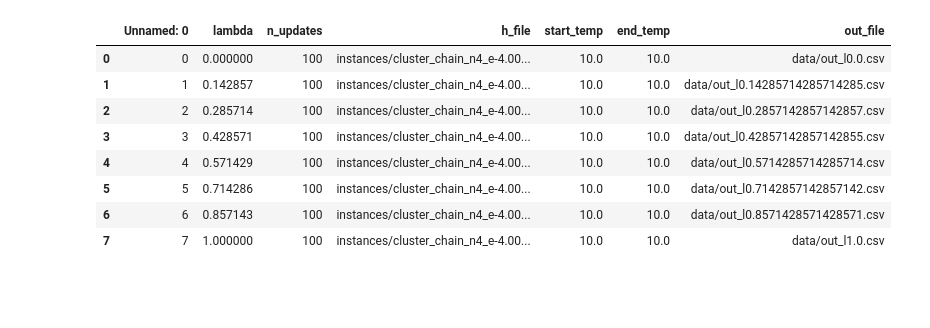
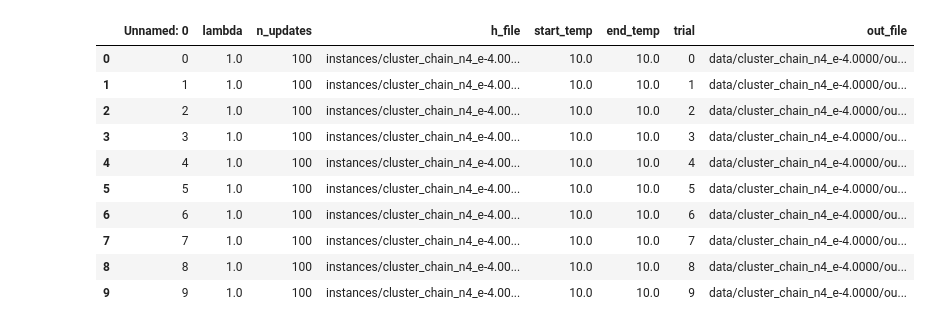
Before and after one commit to joshjkao/erqs, a Jupyter notebook: python/erqs.ipynb, the cells around one changed output. Saved outputs shown, nothing was run; the diff lists cells and outputs as text; code cells hidden in the pictures; blank space fills up the shorter version.

```diff
--- a/python/erqs.ipynb
+++ b/python/erqs.ipynb
@@ -6,20 +6,22 @@ import numpy as np
 from itertools import cycle
 import math
 # %%
-data_dir = Path("data")
+data_dir = Path("data/cluster_chain_n4_e-4.0000/")
 
 instances = pd.read_csv(data_dir / "instances.csv")
 instances
 # %% [output]
-|  | Unnamed: 0 | lambda | n_updates | h_file | start_temp | end_temp | out_file |
-| 0 | 0 | 0.000000 | 100 | instances/cluster_chain_n4_e-4.00... | 10.0 | 10.0 | data/out_l0.0.csv |
-| 1 | 1 | 0.142857 | 100 | instances/cluster_chain_n4_e-4.00... | 10.0 | 10.0 | data/out_l0.14285714285714285.csv |
-| 2 | 2 | 0.285714 | 100 | instances/cluster_chain_n4_e-4.00... | 10.0 | 10.0 | data/out_l0.2857142857142857.csv |
-| 3 | 3 | 0.428571 | 100 | instances/cluster_chain_n4_e-4.00... | 10.0 | 10.0 | data/out_l0.42857142857142855.csv |
-| 4 | 4 | 0.571429 | 100 | instances/cluster_chain_n4_e-4.00... | 10.0 | 10.0 | data/out_l0.5714285714285714.csv |
-| 5 | 5 | 0.714286 | 100 | instances/cluster_chain_n4_e-4.00... | 10.0 | 10.0 | data/out_l0.7142857142857142.csv |
-| 6 | 6 | 0.857143 | 100 | instances/cluster_chain_n4_e-4.00... | 10.0 | 10.0 | data/out_l0.8571428571428571.csv |
-| 7 | 7 | 1.000000 | 100 | instances/cluster_chain_n4_e-4.00... | 10.0 | 10.0 | data/out_l1.0.csv |
+|  | Unnamed: 0 | lambda | n_updates | h_file | start_temp | end_temp | trial | out_file |
+| 0 | 0 | 1.0 | 100 | instances/cluster_chain_n4_e-4.00... | 10.0 | 10.0 | 0 | data/cluster_chain_n4_e-4.0000/ou... |
+| 1 | 1 | 1.0 | 100 | instances/cluster_chain_n4_e-4.00... | 10.0 | 10.0 | 1 | data/cluster_chain_n4_e-4.0000/ou... |
+| 2 | 2 | 1.0 | 100 | instances/cluster_chain_n4_e-4.00... | 10.0 | 10.0 | 2 | data/cluster_chain_n4_e-4.0000/ou... |
+| 3 | 3 | 1.0 | 100 | instances/cluster_chain_n4_e-4.00... | 10.0 | 10.0 | 3 | data/cluster_chain_n4_e-4.0000/ou... |
+| 4 | 4 | 1.0 | 100 | instances/cluster_chain_n4_e-4.00... | 10.0 | 10.0 | 4 | data/cluster_chain_n4_e-4.0000/ou... |
+| 5 | 5 | 1.0 | 100 | instances/cluster_chain_n4_e-4.00... | 10.0 | 10.0 | 5 | data/cluster_chain_n4_e-4.0000/ou... |
+| 6 | 6 | 1.0 | 100 | instances/cluster_chain_n4_e-4.00... | 10.0 | 10.0 | 6 | data/cluster_chain_n4_e-4.0000/ou... |
+| 7 | 7 | 1.0 | 100 | instances/cluster_chain_n4_e-4.00... | 10.0 | 10.0 | 7 | data/cluster_chain_n4_e-4.0000/ou... |
+| 8 | 8 | 1.0 | 100 | instances/cluster_chain_n4_e-4.00... | 10.0 | 10.0 | 8 | data/cluster_chain_n4_e-4.0000/ou... |
+| 9 | 9 | 1.0 | 100 | instances/cluster_chain_n4_e-4.00... | 10.0 | 10.0 | 9 | data/cluster_chain_n4_e-4.0000/ou... |
 # %%
 markers = cycle(["o", "s", "^", "D", "v", "P"])
 # Scales marker area (points^2) from outer ring to inner ring based on series count
```
Also changed, not shown: parts of 4 cells of this notebook, 1 other file.
